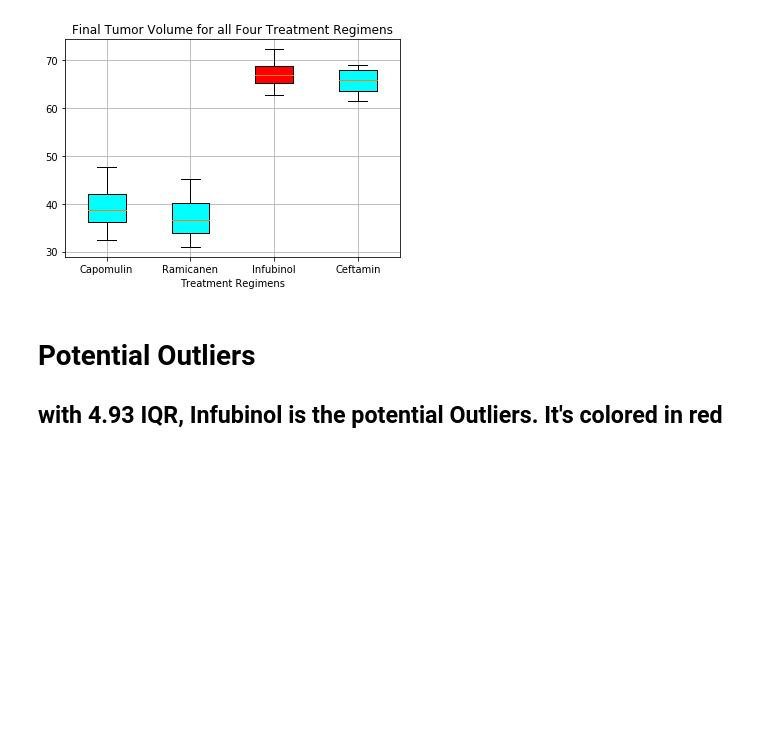
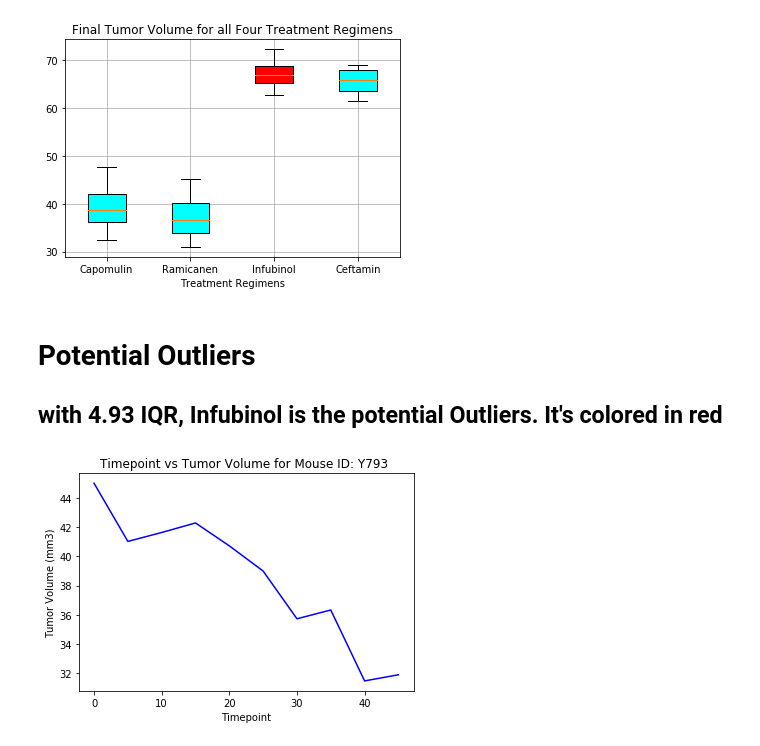
Before and after one commit to kamalnyc17/Pymaceuticals, a Jupyter notebook: pymaceuticals.ipynb, the cells around one changed output. Saved outputs shown, nothing was run; the diff lists cells and outputs as text; code cells hidden in the pictures; blank space fills up the shorter version.

Commit message:
line plot completed

```diff
--- a/pymaceuticals.ipynb
+++ b/pymaceuticals.ipynb
@@ -266,3 +266,15 @@ plt.show()
 # %% [markdown]
 # Potential Outliers
 ## with 4.93 IQR, Infubinol is the potential Outliers. It's colored in red
+# %%
+# Generate a line plot of time point versus tumor volume for a mouse treated with Capomulin)
+capomulin_treatment_regimen = unique_study_data.loc[(unique_study_data["Drug Regimen"] == "Capomulin")  & (unique_study_data["Mouse ID"] == "y793")]
+capomulin_treatment_regimen.head(10)
+treatment_time_point = capomulin_treatment_regimen["Timepoint"]
+tumor_volume = capomulin_treatment_regimen["Tumor Volume (mm3)"]
+_=plt.plot(treatment_time_point, tumor_volume, color="blue")
+_=plt.title("Timepoint vs Tumor Volume for Mouse ID: Y793 ")
+_=plt.xlabel("Timepoint")
+_=plt.ylabel("Tumor Volume (mm3)")
+# %% [output]
+[figure, added]
```
